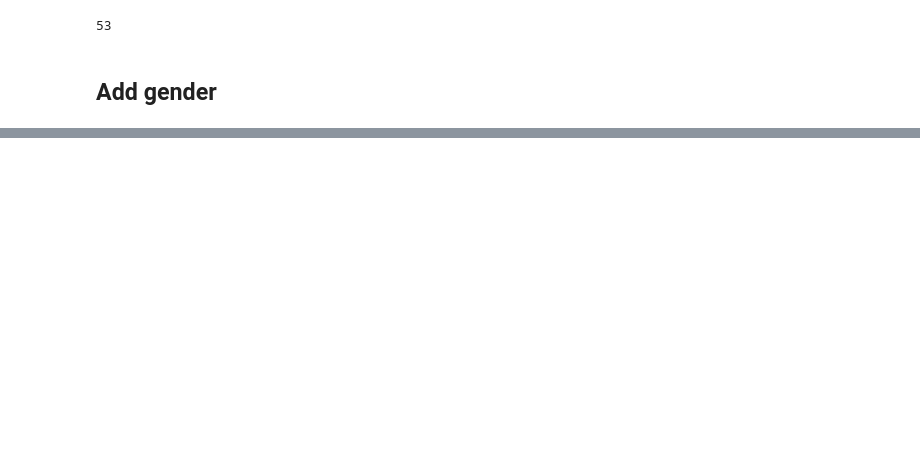
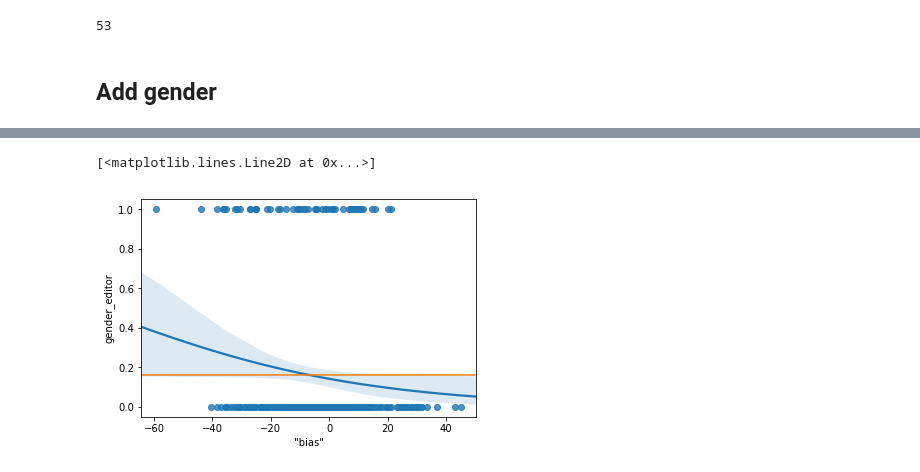
Before and after one commit to jgarciab/peer_review, a Jupyter notebook: format_papers.ipynb, the cells around one changed output, grey strips where cells are left out. Cells and saved outputs as stored; diff of their text form; code cells hidden in the pictures; blank space fills up the shorter version.

```diff
--- a/format_papers.ipynb
+++ b/format_papers.ipynb
@@ -205,0 +318,15 @@ sample.head()
+# %%
+all_data = []
+for ed,data in df.groupby("name_editor"):
+    if len(data)>100:
+        data_editor = [ed]
+        for gender,data2 in data.groupby("gender"):
+            data_editor.append(np.mean(data2["acc_rec"]))
+            #print(gender,len(data2),np.mean(data2["acc_rec"]),np.mean(data2["pub_acc"]))
+        all_data.append(data_editor)
+# %%
+editor_results = pd.DataFrame(all_data)
+editor_results['"bias"'] = editor_results[2]-editor_results[1]
+editor_results = pd.merge(editor_results,editors.drop_duplicates(subset=["name_editor"]),left_on=0,right_on="name_editor")
+editor_results["gender_editor"] = editor_results["gender_editor"].replace({"F":1,"M":0})
+editor_results.sort_values(by='"bias"')
@@ -205,0 +352,6 @@ sample.head()
+# %%
+sns.regplot(y='gender_editor',x='"bias"',data=editor_results,logistic=True)
+plt.plot([-65,50],[editor_results["gender_editor"].mean(),editor_results["gender_editor"].mean()])
+# %% [output]
+[<matplotlib.lines.Line2D at 0x...>]
+[figure, added]
```
Also changed, not shown: parts of 15 cells of this notebook.
